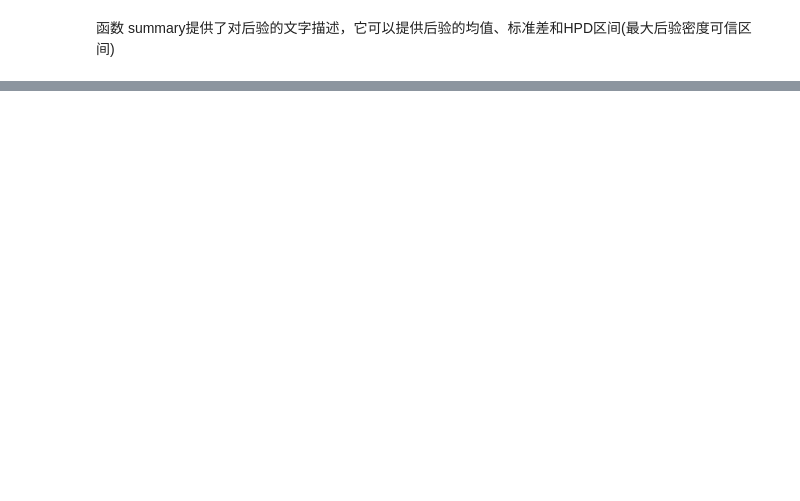
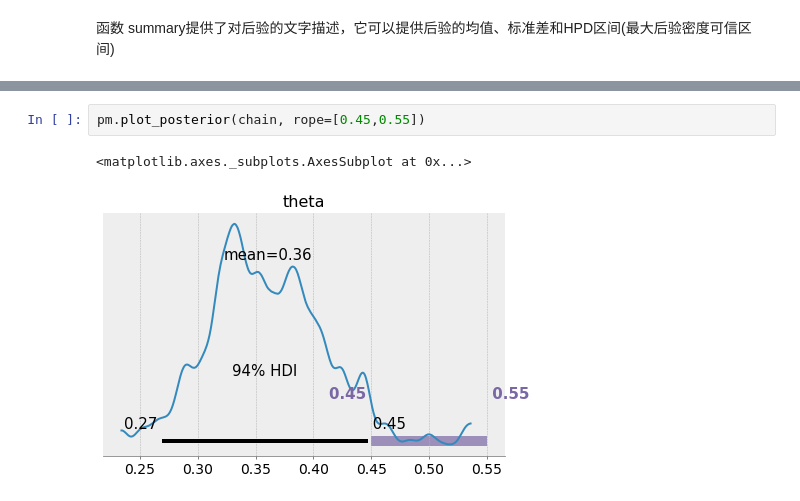
Before and after one commit to ben1234560/AiLearning-Theory-Applying, a Jupyter notebook: notebook_必备数学基础/贝叶斯分析/贝叶斯建模.ipynb, the cells around one changed output, grey strips where cells are left out. Saved outputs shown, nothing was run; the diff lists cells and outputs as text; blank space fills up the shorter version.

```diff
--- a/notebook_必备数学基础/贝叶斯分析/贝叶斯建模.ipynb
+++ b/notebook_必备数学基础/贝叶斯分析/贝叶斯建模.ipynb
@@ -252,0 +332,5 @@ pm.summary(chain)
+# %%
+pm.plot_posterior(chain, rope=[0.45,0.55])
+# %% [output]
+<matplotlib.axes._subplots.AxesSubplot at 0x...>
+[figure, added]
```
Also changed, not shown: parts of 21 cells of this notebook.
